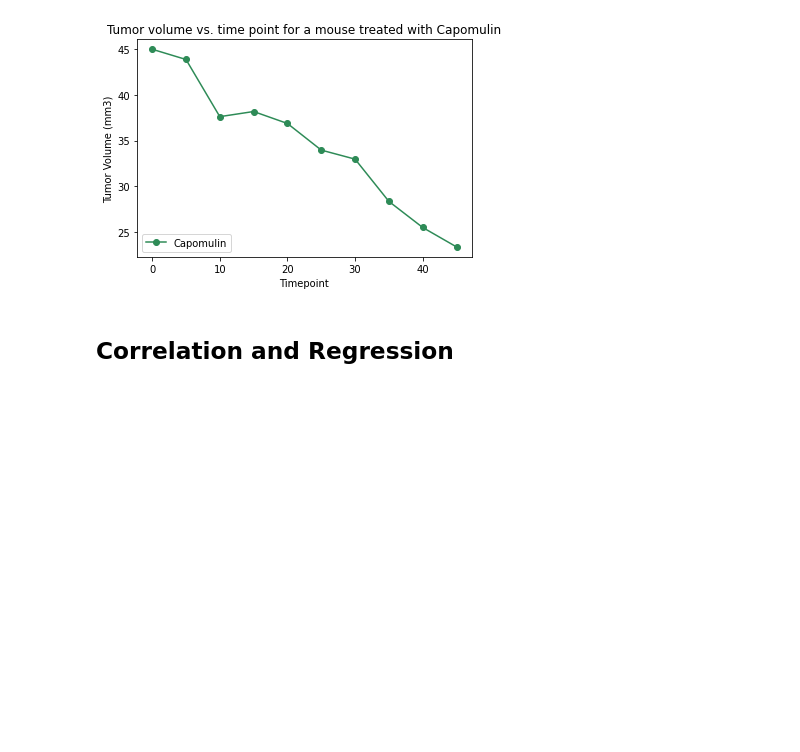
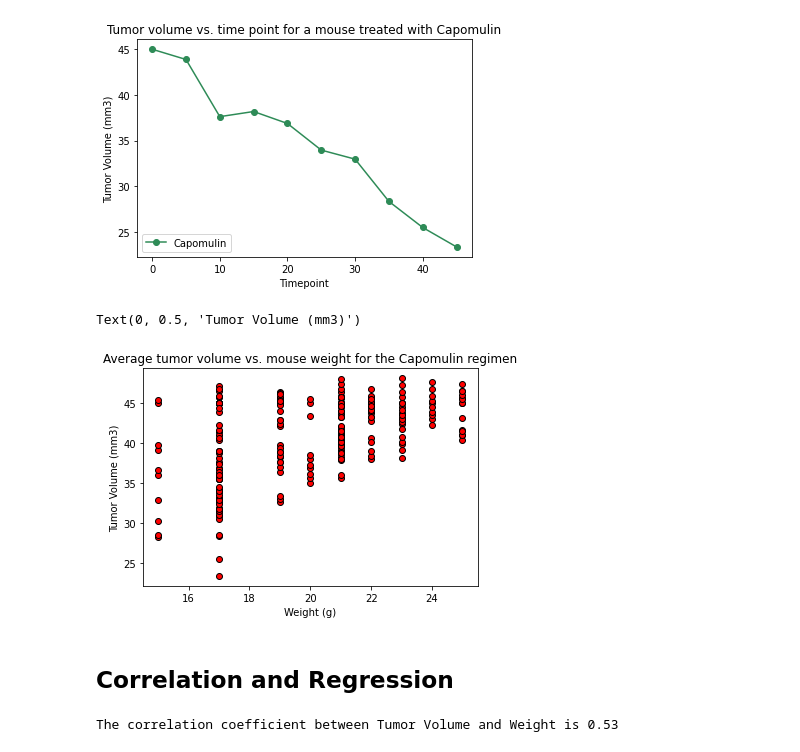
Before and after one commit to Sunny419-hub/Matplotlib-challenge, a Jupyter notebook: Pymaceuticals/pymaceuticals.ipynb, the cells around one changed output. Cells and saved outputs as stored; diff of their text form; code cells hidden in the pictures; blank space fills up the shorter version.

```diff
--- a/Pymaceuticals/pymaceuticals.ipynb
+++ b/Pymaceuticals/pymaceuticals.ipynb
@@ -315,5 +317,27 @@ plt.show()
+# %%
+# Generate a scatter plot of average tumor volume vs. mouse weight for the Capomulin regimen
+mice_capomulin = mice_results.loc[(
+    mice_results["Drug Regimen"] == "Capomulin")]
+mice_capomulin
+
+tumor_volume_cp = mice_capomulin["Tumor Volume (mm3)"].to_list()
+weight_g = mice_capomulin["Weight (g)"].to_list()
+# The size of each point on our plot is determined by their x value
+plt.scatter(weight_g,tumor_volume_cp, marker="o", facecolors="red", edgecolors="black")
+
+# Create a title, x label, and y label for our chart
+plt.title("Average tumor volume vs. mouse weight for the Capomulin regimen")
+plt.xlabel("Weight (g)")
+plt.ylabel("Tumor Volume (mm3)")
+# %% [output]
+Text(0, 0.5, 'Tumor Volume (mm3)')
+[figure, added]
 # %% [markdown]
 ## Correlation and Regression
 # %%
 # Calculate the correlation coefficient and linear regression model
 # for mouse weight and average tumor volume for the Capomulin regimen
+correlation = st.pearsonr(mice_capomulin["Weight (g)"],mice_capomulin["Tumor Volume (mm3)"])
+print(f"The correlation coefficient between Tumor Volume and Weight is {round(correlation[0],2)}")
+# %% [output]
+The correlation coefficient between Tumor Volume and Weight is 0.53
```
Also changed, not shown: parts of 3 cells of this notebook.
